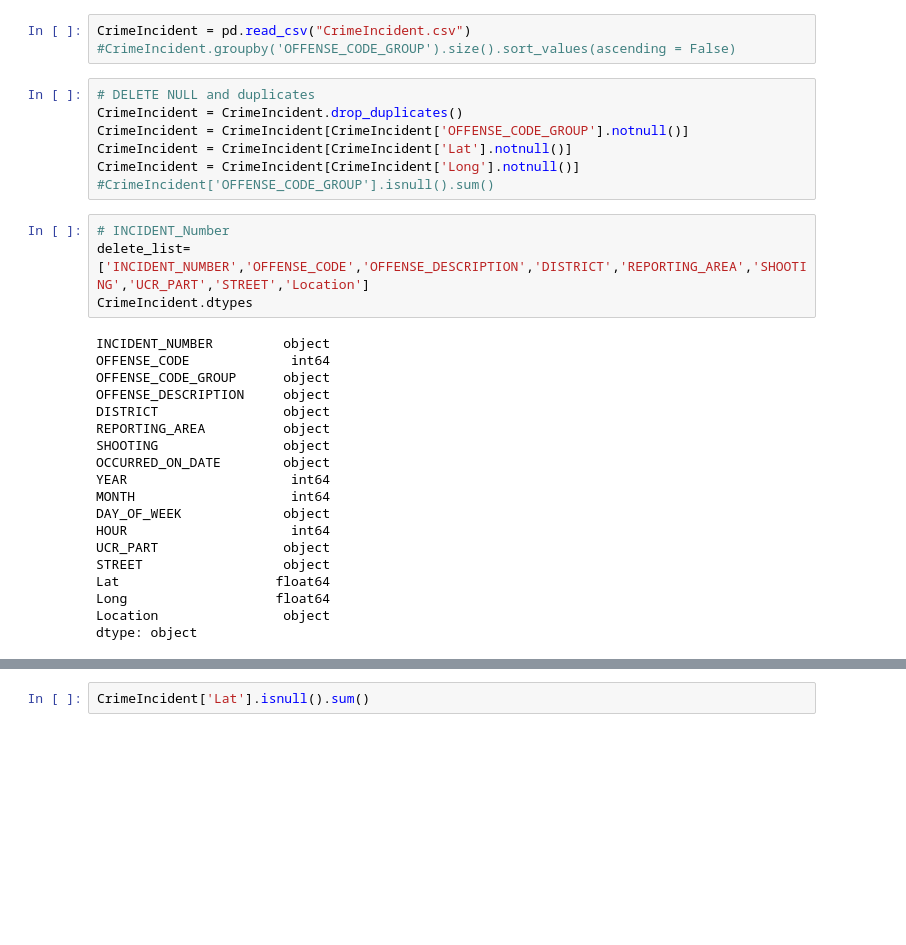
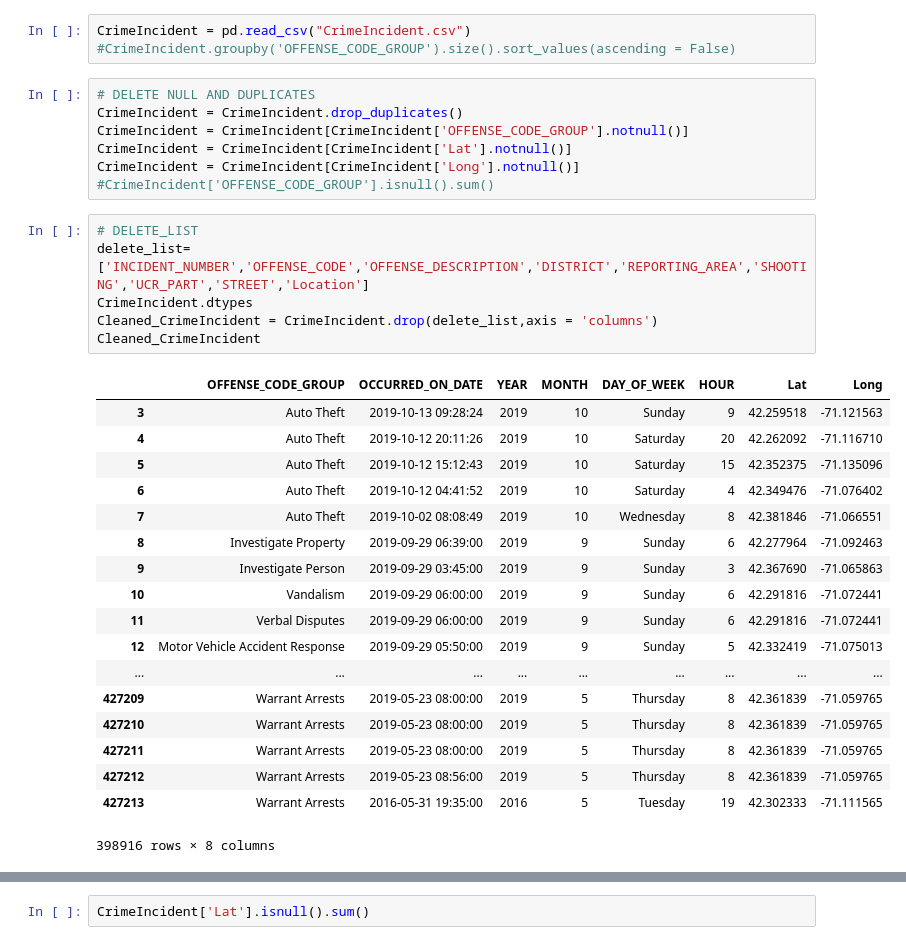
Before and after one commit to DS109/Boston_Crime_Analysis, a Jupyter notebook: Untitled.ipynb, the cells around one changed output, grey strips where cells are left out. Cells and saved outputs as stored; diff of their text form; blank space fills up the shorter version.

Commit message:
clean

```diff
--- a/Untitled.ipynb
+++ b/Untitled.ipynb
@@ -42,32 +42,34 @@ uszipcode, distance of light, Clean data: Null/missing data
 CrimeIncident = pd.read_csv("CrimeIncident.csv")
 #CrimeIncident.groupby('OFFENSE_CODE_GROUP').size().sort_values(ascending = False)
 # %%
-# DELETE NULL and duplicates
+# DELETE NULL AND DUPLICATES
 CrimeIncident = CrimeIncident.drop_duplicates()
 CrimeIncident = CrimeIncident[CrimeIncident['OFFENSE_CODE_GROUP'].notnull()]
 CrimeIncident = CrimeIncident[CrimeIncident['Lat'].notnull()]
 CrimeIncident = CrimeIncident[CrimeIncident['Long'].notnull()]
 #CrimeIncident['OFFENSE_CODE_GROUP'].isnull().sum()
 # %%
-# INCIDENT_Number
+# DELETE_LIST
 delete_list=['INCIDENT_NUMBER','OFFENSE_CODE','OFFENSE_DESCRIPTION','DISTRICT','REPORTING_AREA','SHOOTING','UCR_PART','STREET','Location']
 CrimeIncident.dtypes
+Cleaned_CrimeIncident = CrimeIncident.drop(delete_list,axis = 'columns')
+Cleaned_CrimeIncident
 # %% [output]
+|  | OFFENSE_CODE_GROUP | OCCURRED_ON_DATE | YEAR | MONTH | DAY_OF_WEEK | HOUR | Lat | Long |
+| 3 | Auto Theft | 2019-10-13 09:28:24 | 2019 | 10 | Sunday | 9 | 42.259518 | -71.121563 |
+| 4 | Auto Theft | 2019-10-12 20:11:26 | 2019 | 10 | Saturday | 20 | 42.262092 | -71.116710 |
+| 5 | Auto Theft | 2019-10-12 15:12:43 | 2019 | 10 | Saturday | 15 | 42.352375 | -71.135096 |
+| 6 | Auto Theft | 2019-10-12 04:41:52 | 2019 | 10 | Saturday | 4 | 42.349476 | -71.076402 |
+| 7 | Auto Theft | 2019-10-02 08:08:49 | 2019 | 10 | Wednesday | 8 | 42.381846 | -71.066551 |
+| 8 | Investigate Property | 2019-09-29 06:39:00 | 2019 | 9 | Sunday | 6 | 42.277964 | -71.092463 |
+| 9 | Investigate Person | 2019-09-29 03:45:00 | 2019 | 9 | Sunday | 3 | 42.367690 | -71.065863 |
+| 10 | Vandalism | 2019-09-29 06:00:00 | 2019 | 9 | Sunday | 6 | 42.291816 | -71.072441 |
+| 11 | Verbal Disputes | 2019-09-29 06:00:00 | 2019 | 9 | Sunday | 6 | 42.291816 | -71.072441 |
+| 12 | Motor Vehicle Accident Response | 2019-09-29 05:50:00 | 2019 | 9 | Sunday | 5 | 42.332419 | -71.075013 |
+| ... | ... | ... | ... | ... | ... | ... | ... | ... |
+| 427209 | Warrant Arrests | 2019-05-23 08:00:00 | 2019 | 5 | Thursday | 8 | 42.361839 | -71.059765 |
+| 427210 | Warrant Arrests | 2019-05-23 08:00:00 | 2019 | 5 | Thursday | 8 | 42.361839 | -71.059765 |
+| 427211 | Warrant Arrests | 2019-05-23 08:00:00 | 2019 | 5 | Thursday | 8 | 42.361839 | -71.059765 |
+| 427212 | Warrant Arrests | 2019-05-23 08:56:00 | 2019 | 5 | Thursday | 8 | 42.361839 | -71.059765 |
+| 427213 | Warrant Arrests | 2016-05-31 19:35:00 | 2016 | 5 | Tuesday | 19 | 42.302333 | -71.111565 |
-INCIDENT_NUMBER         object
-OFFENSE_CODE             int64
-OFFENSE_CODE_GROUP      object
-OFFENSE_DESCRIPTION     object
-DISTRICT                object
-REPORTING_AREA          object
-SHOOTING                object
-OCCURRED_ON_DATE        object
-YEAR                     int64
-MONTH                    int64
-DAY_OF_WEEK             object
-HOUR                     int64
-UCR_PART                object
-STREET                  object
-Lat                    float64
-Long                   float64
-Location                object
-dtype: object
+398916 rows × 8 columns
```
Also changed, not shown: parts of 2 cells of this notebook.
